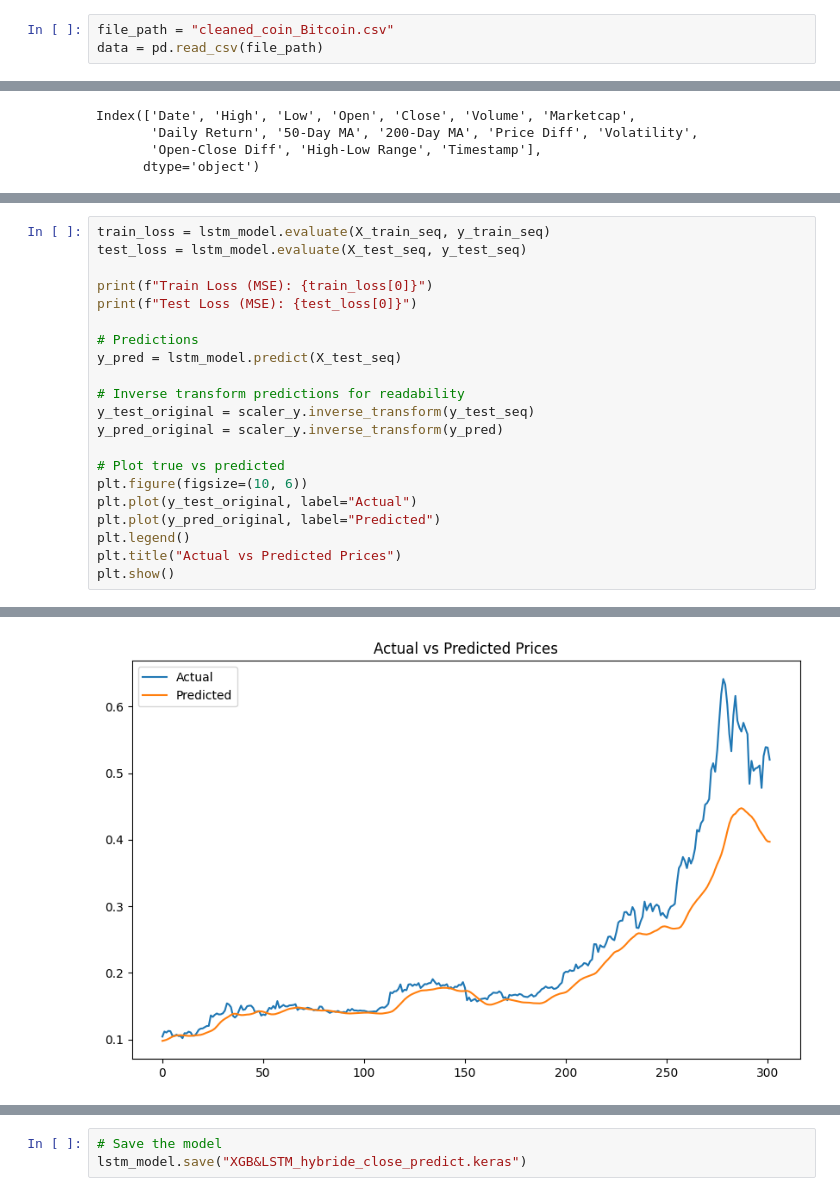
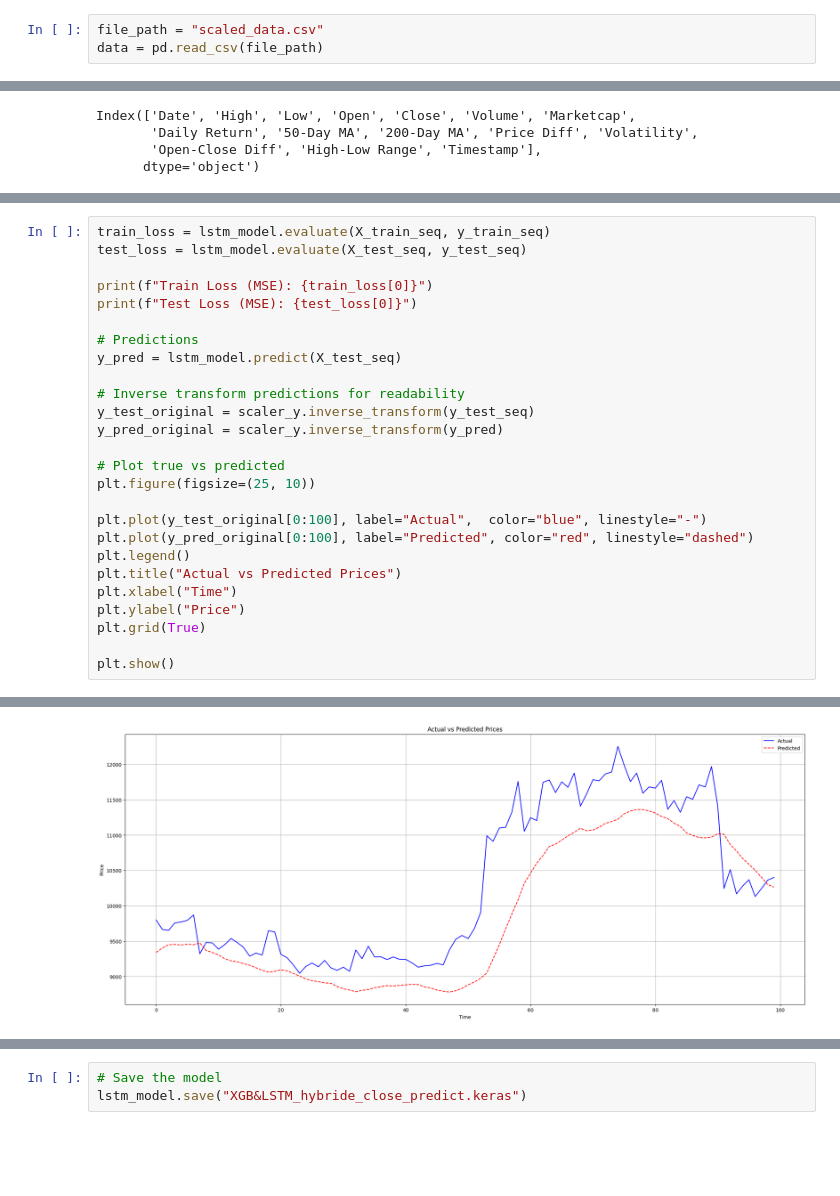
Before and after one commit to OussamaDevs/PFA-S9, a Jupyter notebook: XGBoost&LSTM Hybride Close Price.ipynb, the cells around one changed output, grey strips where cells are left out. Cells and saved outputs as stored; diff of their text form; blank space fills up the shorter version.

```diff
--- a/XGBoost&LSTM Hybride Close Price.ipynb
+++ b/XGBoost&LSTM Hybride Close Price.ipynb
@@ -10,7 +10,7 @@ from tensorflow.keras.layers import LSTM, Dense, Dropout
 from tensorflow.keras.callbacks import EarlyStopping
 import matplotlib.pyplot as plt
 # %%
-file_path = "cleaned_coin_Bitcoin.csv"
+file_path = "scaled_data.csv"
 data = pd.read_csv(file_path)
 # %%
 data.columns
@@ -161,10 +161,15 @@ y_test_original = scaler_y.inverse_transform(y_test_seq)
 y_pred_original = scaler_y.inverse_transform(y_pred)
 
 # Plot true vs predicted
-plt.figure(figsize=(10, 6))
-plt.plot(y_test_original, label="Actual")
-plt.plot(y_pred_original, label="Predicted")
+plt.figure(figsize=(25, 10))
+
+plt.plot(y_test_original[0:100], label="Actual",  color="blue", linestyle="-")
+plt.plot(y_pred_original[0:100], label="Predicted", color="red", linestyle="dashed")
 plt.legend()
 plt.title("Actual vs Predicted Prices")
+plt.xlabel("Time")
+plt.ylabel("Price")
+plt.grid(True)
+
 plt.show()
 # %% [output]
@@ -176,4 +181,4 @@ Test Loss (MSE): 0.003020269563421607
-[figure, old version]
+[figure, new version]
 # %%
 from sklearn.metrics import mean_squared_error, mean_absolute_error, r2_score
 import numpy as np
```
Also changed, not shown: parts of 7 cells of this notebook, 13 other files.
